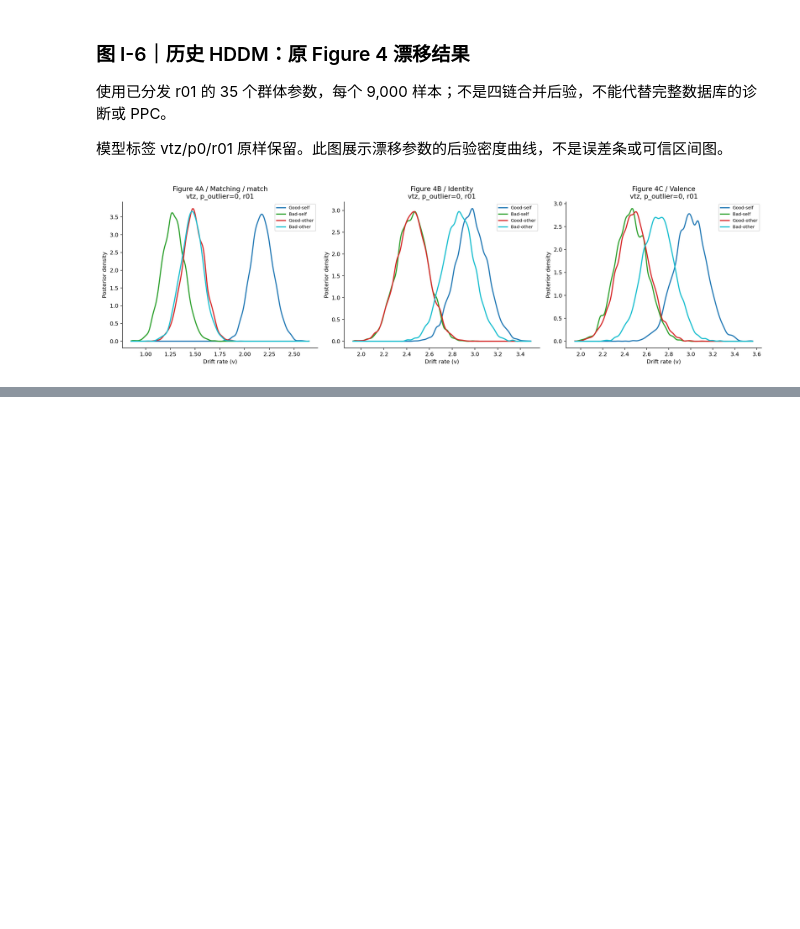
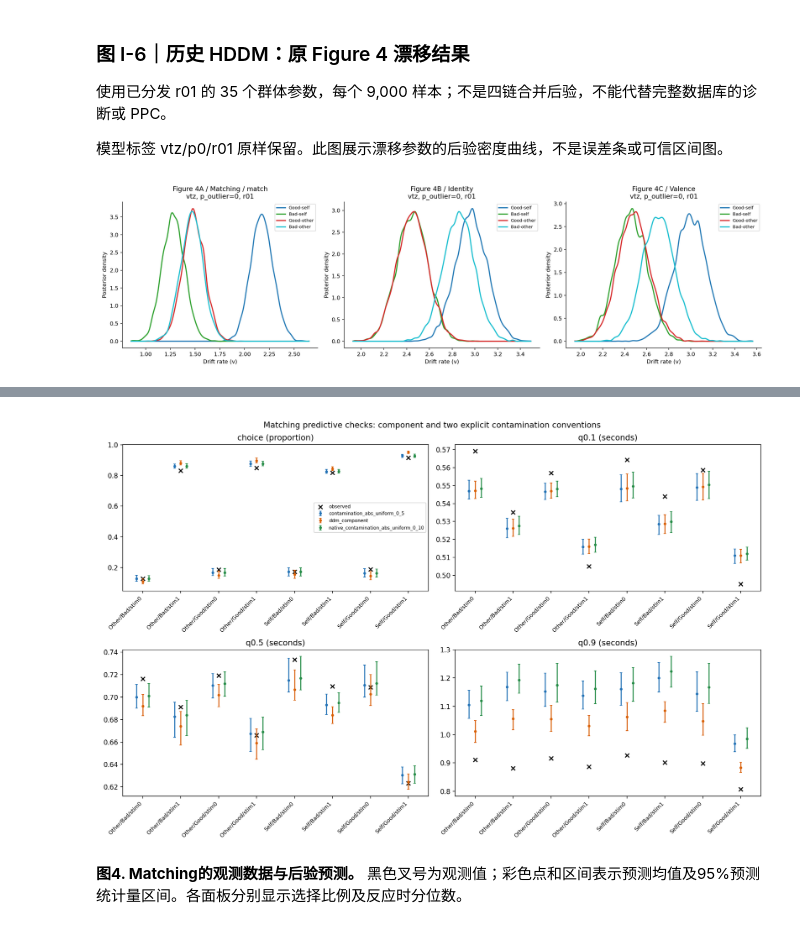
Before and after one commit to soupandpsy/hu2020-ddm, a Jupyter notebook: 01_reproduction_2020/reproduction_results.ipynb, the cells around one changed output, grey strips where cells are left out. Saved outputs shown, nothing was run; the diff lists cells and outputs as text; code cells hidden in the pictures; blank space fills up the shorter version.

```diff
--- a/01_reproduction_2020/reproduction_results.ipynb
+++ b/01_reproduction_2020/reproduction_results.ipynb
@@ -118,0 +315,6 @@ show('01_reproduction_2020/Output/figures/figure04_vtz_p0_r01_drift.png')
+# %%
+display(Image(filename=str(OUT / 'hddm/matching/figures/matching_m4_ppc.png'), width=950))
+# %% [output]
+[figure, added]
+# %% [markdown]
+**图4. Matching的观测数据与后验预测。** 黑色叉号为观测值；彩色点和区间表示预测均值及95%预测统计量区间。各面板分别显示选择比例及反应时分位数。
```
Also changed, not shown: parts of 25 cells of this notebook, 22 other files.
